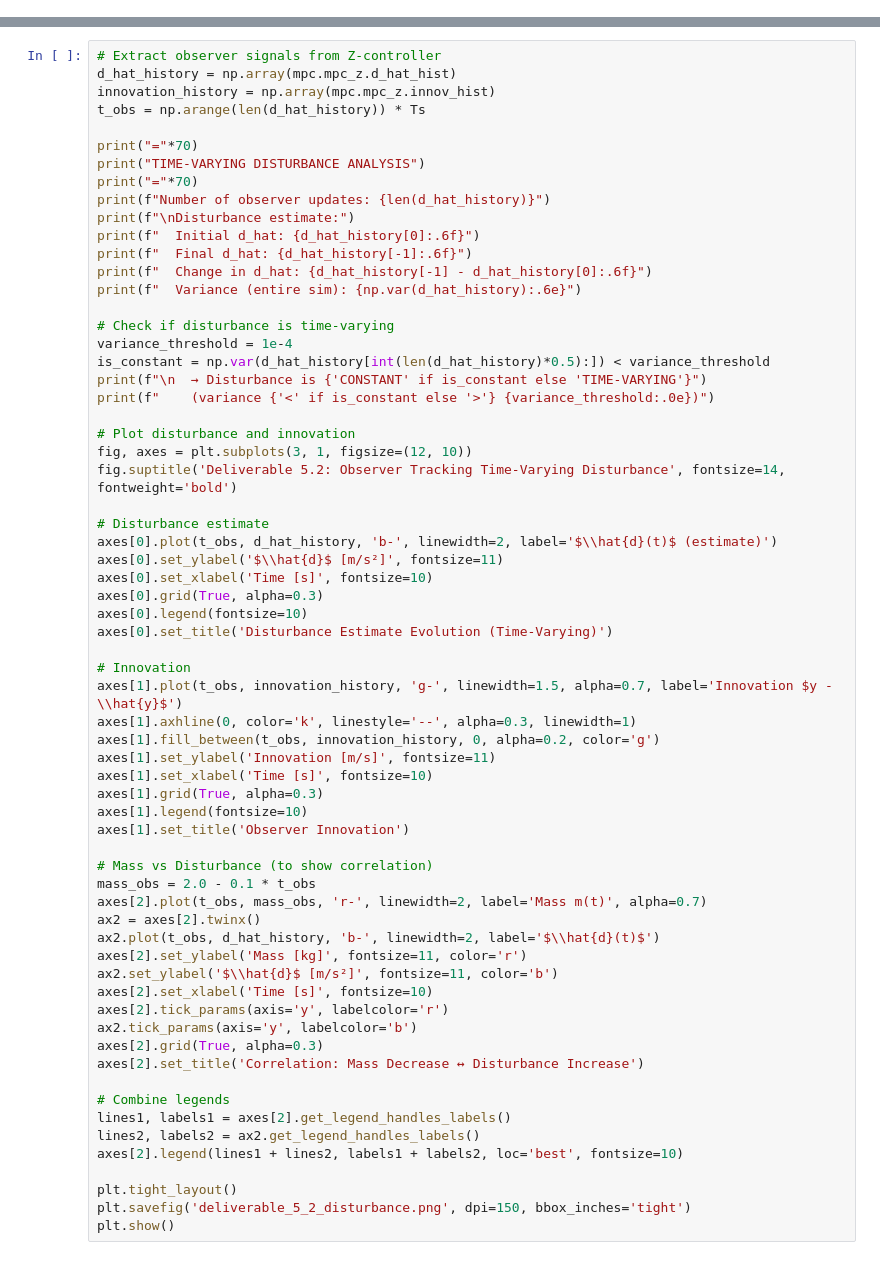
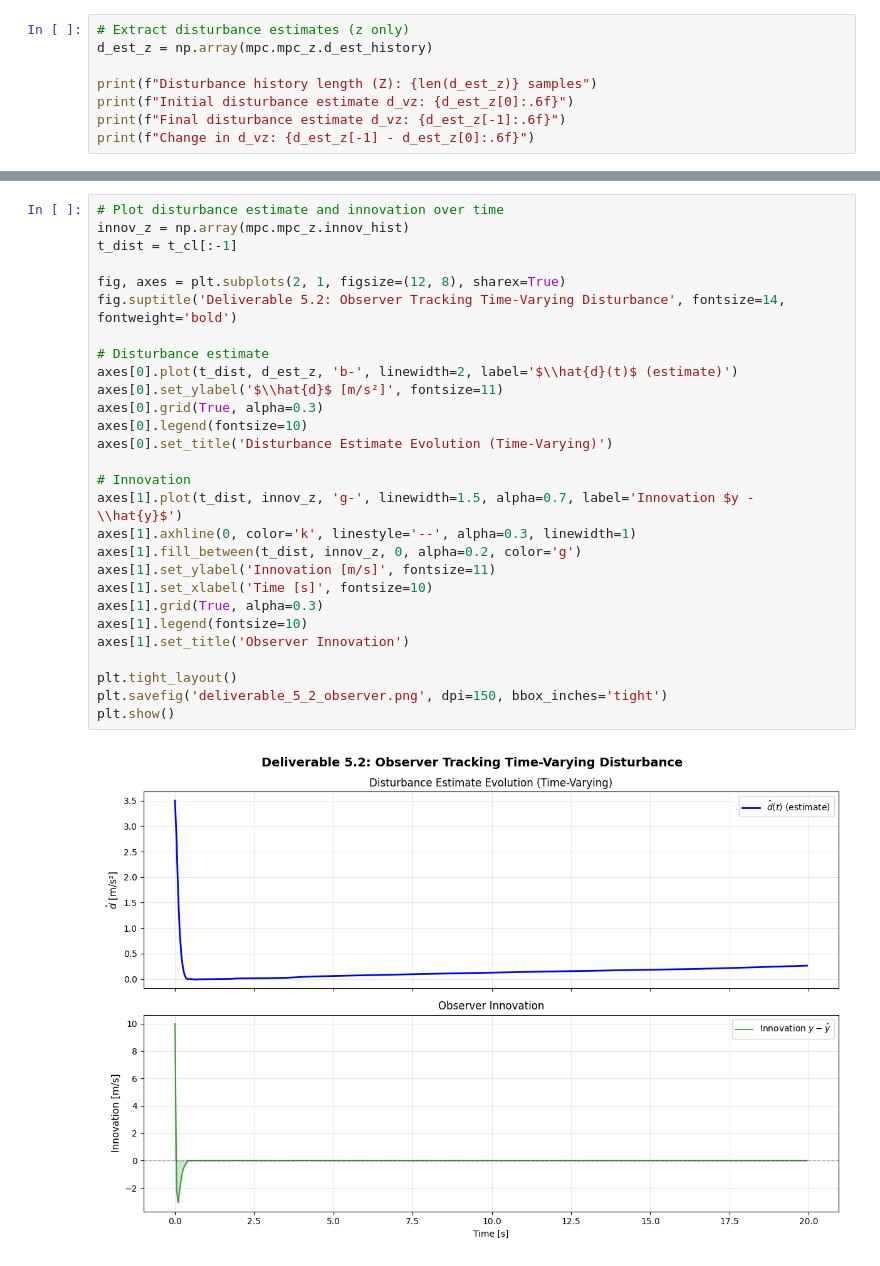
Before and after one commit to yanno27/MPC, a Jupyter notebook: project/Deliverable_5_2/Deliverable_5_2.ipynb, the cells around one changed output, grey strips where cells are left out. Drawn from its saved outputs; the diff is of its cells as text.

```diff
--- a/project/Deliverable_5_2/Deliverable_5_2.ipynb
+++ b/project/Deliverable_5_2/Deliverable_5_2.ipynb
@@ -178,0 +149,8 @@ For time-varying mass, the disturbance is **not constant** but changes as the ma
+# %%
+# Extract disturbance estimates (z only)
+d_est_z = np.array(mpc.mpc_z.d_est_history)
+
+print(f"Disturbance history length (Z): {len(d_est_z)} samples")
+print(f"Initial disturbance estimate d_vz: {d_est_z[0]:.6f}")
+print(f"Final disturbance estimate d_vz: {d_est_z[-1]:.6f}")
+print(f"Change in d_vz: {d_est_z[-1] - d_est_z[0]:.6f}")
@@ -179,65 +162,30 @@ For time-varying mass, the disturbance is **not constant** but changes as the ma
 # %%
-# Extract observer signals from Z-controller
-d_hat_history = np.array(mpc.mpc_z.d_hat_hist)
-innovation_history = np.array(mpc.mpc_z.innov_hist)
-t_obs = np.arange(len(d_hat_history)) * Ts
+# Plot disturbance estimate and innovation over time
+innov_z = np.array(mpc.mpc_z.innov_hist)
+t_dist = t_cl[:-1]
 
-print("="*70)
-print("TIME-VARYING DISTURBANCE ANALYSIS")
-print("="*70)
-print(f"Number of observer updates: {len(d_hat_history)}")
-print(f"\nDisturbance estimate:")
-print(f"  Initial d_hat: {d_hat_history[0]:.6f}")
-print(f"  Final d_hat: {d_hat_history[-1]:.6f}")
-print(f"  Change in d_hat: {d_hat_history[-1] - d_hat_history[0]:.6f}")
-print(f"  Variance (entire sim): {np.var(d_hat_history):.6e}")
-
-# Check if disturbance is time-varying
-variance_threshold = 1e-4
-is_constant = np.var(d_hat_history[int(len(d_hat_history)*0.5):]) < variance_threshold
-print(f"\n  → Disturbance is {'CONSTANT' if is_constant else 'TIME-VARYING'}")
-print(f"    (variance {'<' if is_constant else '>'} {variance_threshold:.0e})")
-
-# Plot disturbance and innovation
-fig, axes = plt.subplots(3, 1, figsize=(12, 10))
+fig, axes = plt.subplots(2, 1, figsize=(12, 8), sharex=True)
 fig.suptitle('Deliverable 5.2: Observer Tracking Time-Varying Disturbance', fontsize=14, fontweight='bold')
 
 # Disturbance estimate
-axes[0].plot(t_obs, d_hat_history, 'b-', linewidth=2, label='$\\hat{d}(t)$ (estimate)')
+axes[0].plot(t_dist, d_est_z, 'b-', linewidth=2, label='$\\hat{d}(t)$ (estimate)')
 axes[0].set_ylabel('$\\hat{d}$ [m/s²]', fontsize=11)
-axes[0].set_xlabel('Time [s]', fontsize=10)
 axes[0].grid(True, alpha=0.3)
 axes[0].legend(fontsize=10)
 axes[0].set_title('Disturbance Estimate Evolution (Time-Varying)')
 
 # Innovation
-axes[1].plot(t_obs, innovation_history, 'g-', linewidth=1.5, alpha=0.7, label='Innovation $y - \\hat{y}$')
+axes[1].plot(t_dist, innov_z, 'g-', linewidth=1.5, alpha=0.7, label='Innovation $y - \\hat{y}$')
 axes[1].axhline(0, color='k', linestyle='--', alpha=0.3, linewidth=1)
-axes[1].fill_between(t_obs, innovation_history, 0, alpha=0.2, color='g')
+axes[1].fill_between(t_dist, innov_z, 0, alpha=0.2, color='g')
 axes[1].set_ylabel('Innovation [m/s]', fontsize=11)
 axes[1].set_xlabel('Time [s]', fontsize=10)
 axes[1].grid(True, alpha=0.3)
 axes[1].legend(fontsize=10)
 axes[1].set_title('Observer Innovation')
 
-# Mass vs Disturbance (to show correlation)
-mass_obs = 2.0 - 0.1 * t_obs
-axes[2].plot(t_obs, mass_obs, 'r-', linewidth=2, label='Mass m(t)', alpha=0.7)
-ax2 = axes[2].twinx()
-ax2.plot(t_obs, d_hat_history, 'b-', linewidth=2, label='$\\hat{d}(t)$')
-axes[2].set_ylabel('Mass [kg]', fontsize=11, color='r')
-ax2.set_ylabel('$\\hat{d}$ [m/s²]', fontsize=11, color='b')
-axes[2].set_xlabel('Time [s]', fontsize=10)
-axes[2].tick_params(axis='y', labelcolor='r')
-ax2.tick_params(axis='y', labelcolor='b')
-axes[2].grid(True, alpha=0.3)
-axes[2].set_title('Correlation: Mass Decrease ↔ Disturbance Increase')
-
-# Combine legends
-lines1, labels1 = axes[2].get_legend_handles_labels()
-lines2, labels2 = ax2.get_legend_handles_labels()
-axes[2].legend(lines1 + lines2, labels1 + labels2, loc='best', fontsize=10)
-
 plt.tight_layout()
-plt.savefig('deliverable_5_2_disturbance.png', dpi=150, bbox_inches='tight')
+plt.savefig('deliverable_5_2_observer.png', dpi=150, bbox_inches='tight')
 plt.show()
+# %% [output]
+[figure, added]
```
Also changed, not shown: parts of 24 cells of this notebook, 16 other files.
